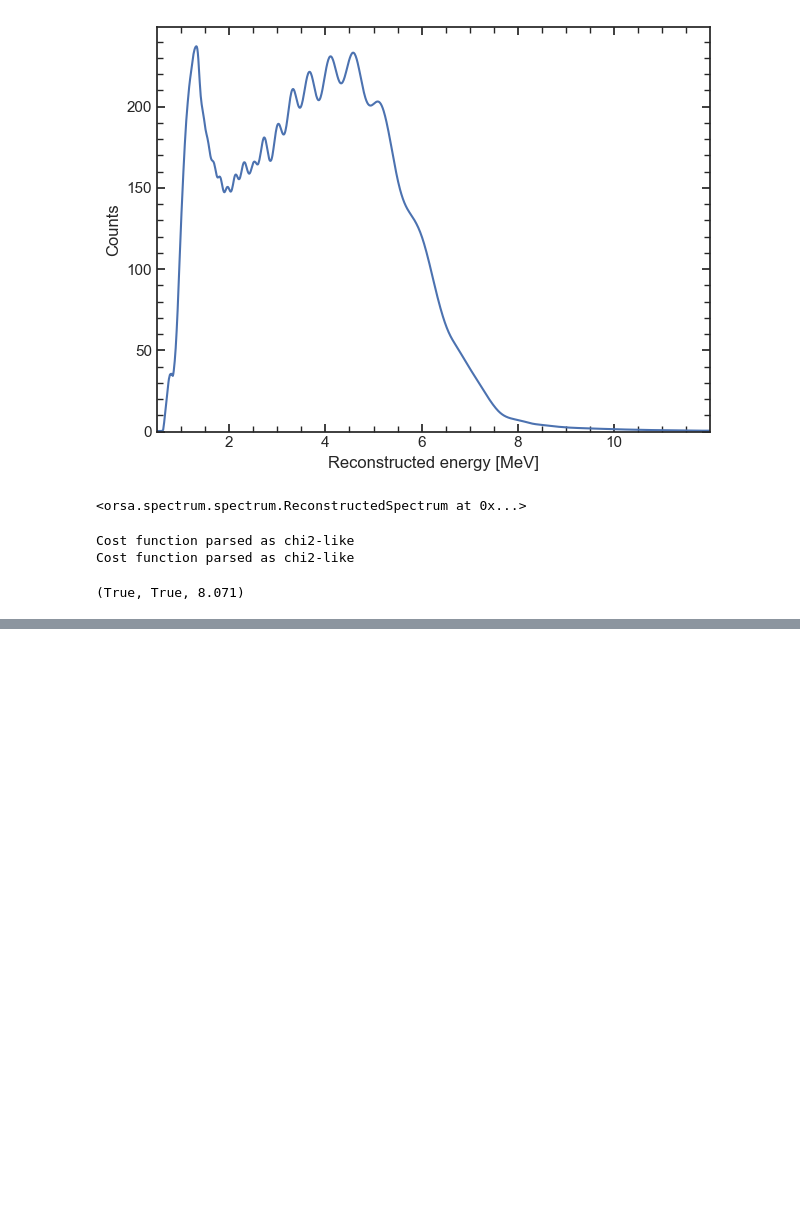
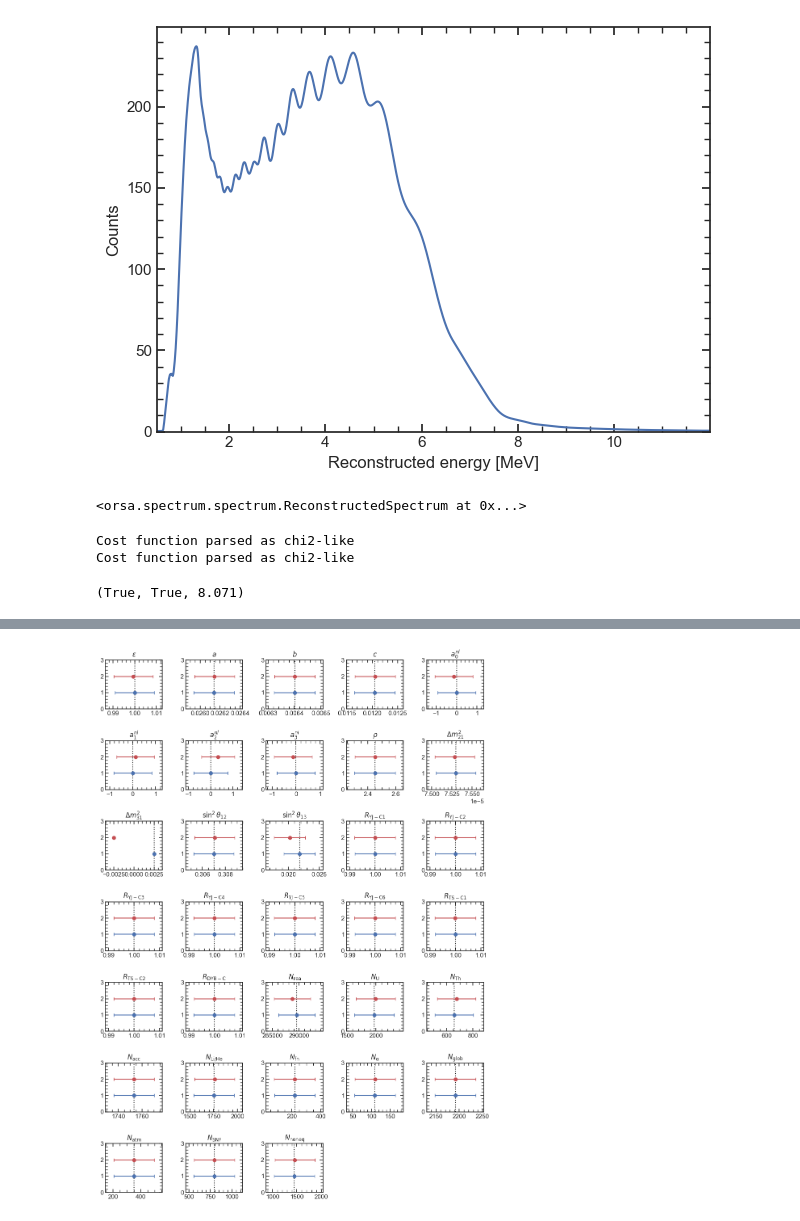
Before and after one commit to rossodisera/orsa-doc, a Jupyter notebook: _include/notebooks/8_testing_NMO.ipynb, the cells around one changed output, grey strips where cells are left out. Cells and saved outputs as stored; diff of their text form; code cells hidden in the pictures; blank space fills up the shorter version.

```diff
--- a/_include/notebooks/8_testing_NMO.ipynb
+++ b/_include/notebooks/8_testing_NMO.ipynb
@@ -161,0 +177,4 @@ fig.tight_layout()
+# %%
+orsa.plot.bars([res_true_NMO, res_wrong_NMO], c = ['b', 'r'], true_values=True);
+# %% [output]
+[figure, added]
```
Also changed, not shown: parts of 5 cells of this notebook, 49 other files.
